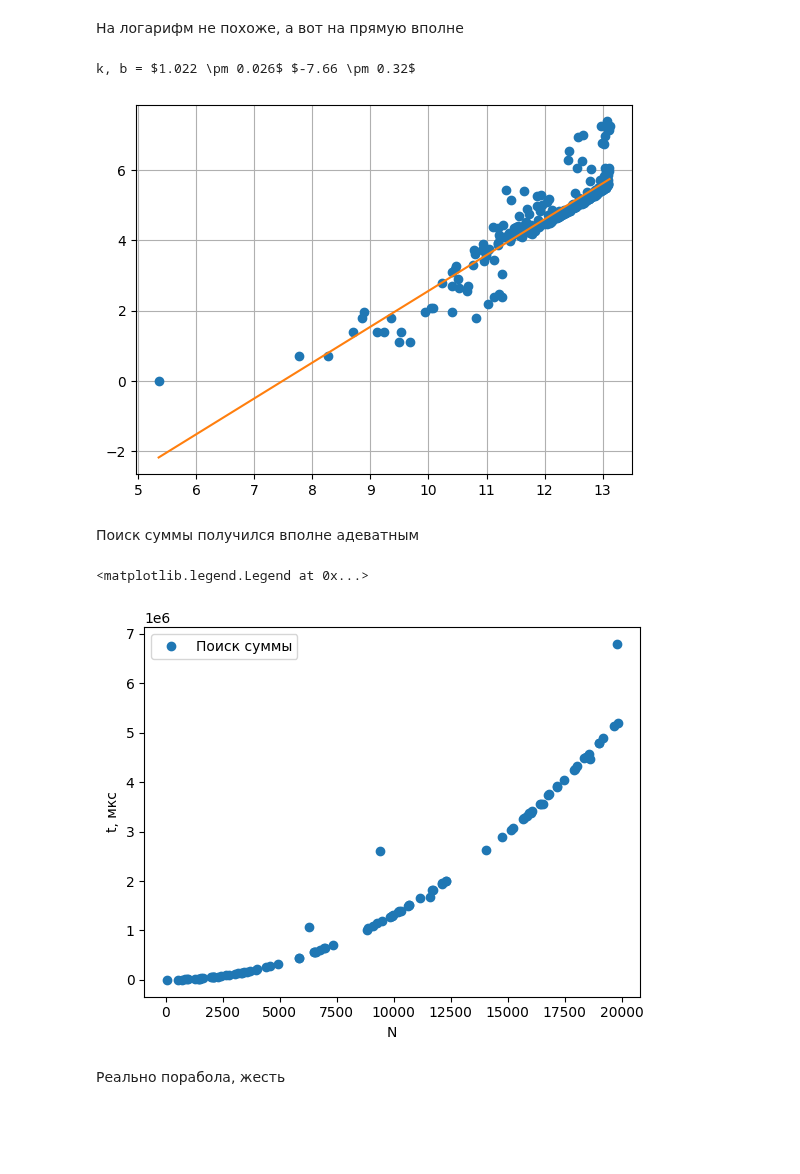
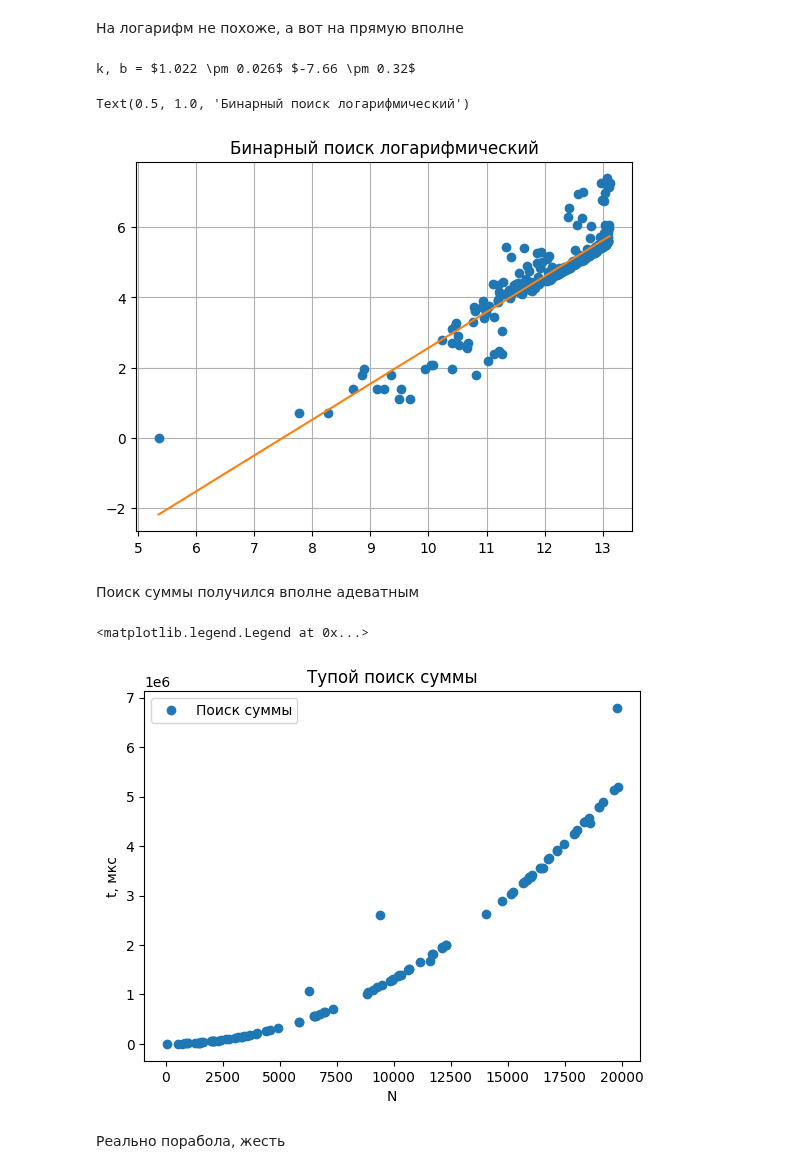
Before and after one commit to RedBrean/term2, a Jupyter notebook: cppLabs/python.ipynb, the cells around one changed output. Saved outputs shown, nothing was run; the diff lists cells and outputs as text; code cells hidden in the pictures; blank space fills up the shorter version.

```diff
--- a/cppLabs/python.ipynb
+++ b/cppLabs/python.ipynb
@@ -278,9 +280,11 @@ plt.plot((data1["N"]), (data1["t"]), "o")
 На логарифм не похоже, а вот на прямую вполне
 # %%
 k, b = linearcalc(np.log(data1["N"]), np.log(data1["t"]), 10)
+plt.title("Бинарный поиск логарифмический")
 # %% [output]
 k, b = $1.022 \pm 0.026$ $-7.66 \pm 0.32$
+Text(0.5, 1.0, 'Бинарный поиск логарифмический')
-[figure, old version]
+[figure, new version]
 # %% [markdown]
 Поиск суммы получился вполне адеватным
 # %%
@@ -288,10 +292,11 @@ plt.xlabel("N")
 plt.ylabel("t, мкс")
 data_sum= pd.read_csv("sum_poisk.csv")
 plt.plot(data_sum["N"], data_sum["t"], "o", label = "Поиск суммы")
+plt.title("Тупой поиск суммы")
 plt.legend()
 # %% [output]
 <matplotlib.legend.Legend at 0x...>
-[figure, old version]
+[figure, new version]
 # %% [markdown]
 Реально порабола, жесть
 # %%
```
Also changed, not shown: parts of 5 cells of this notebook.
